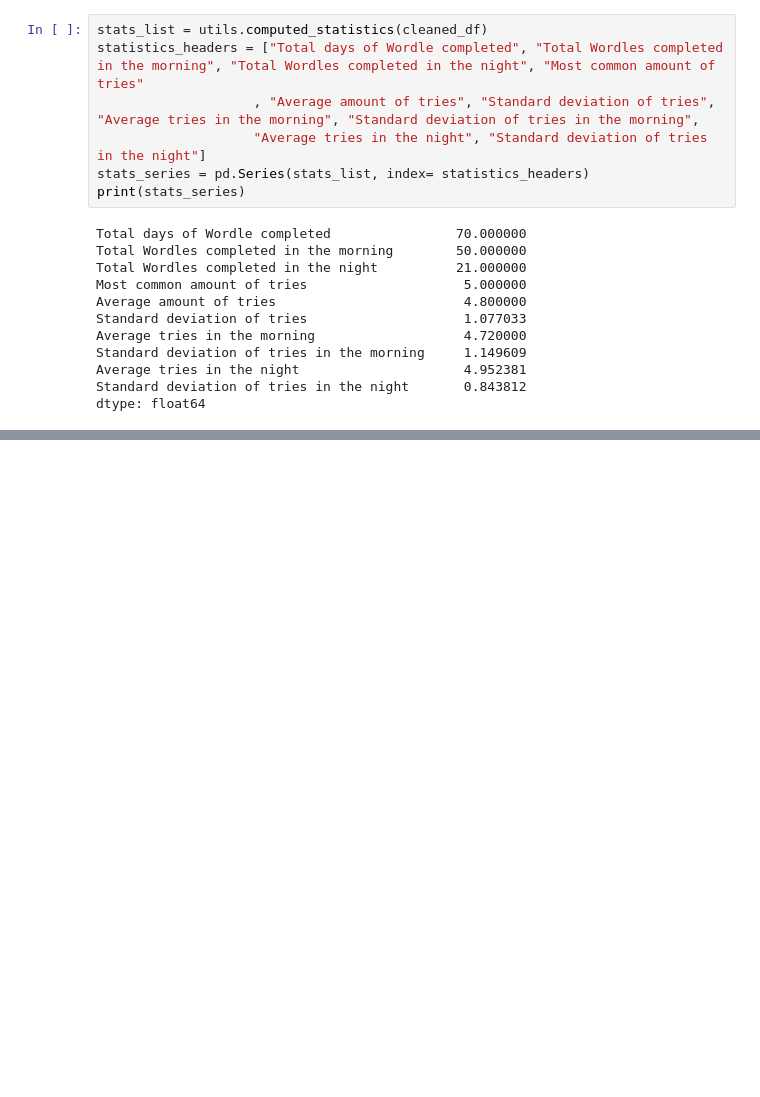
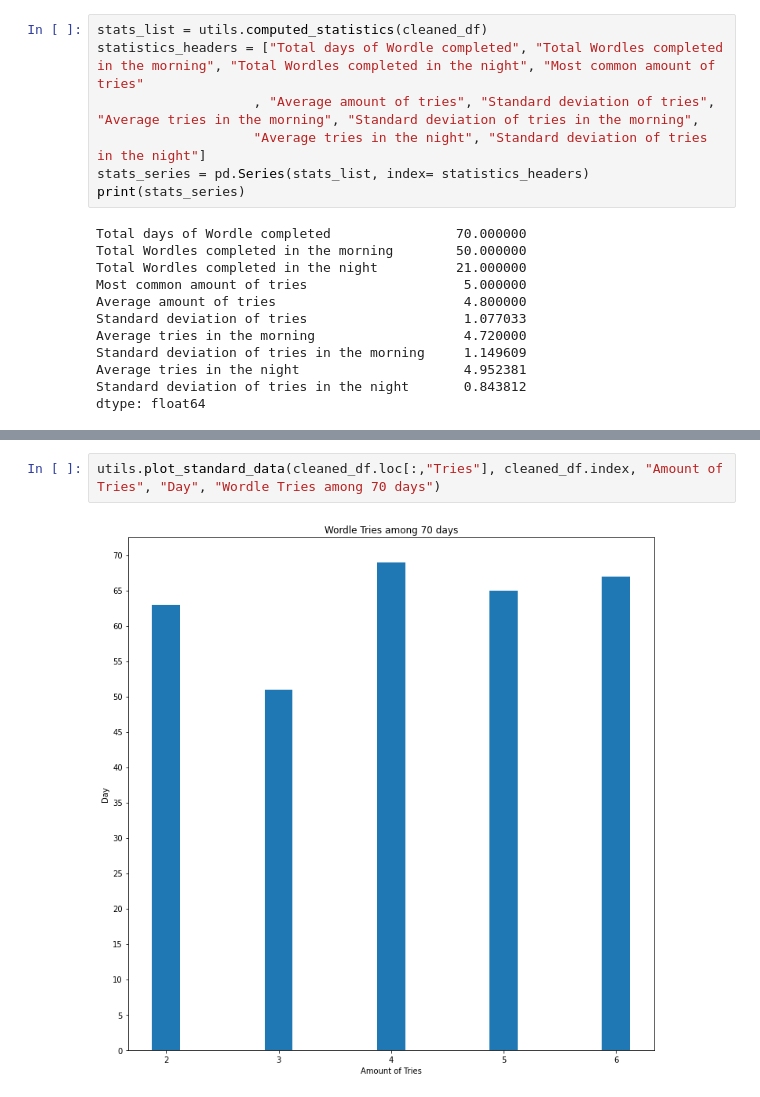
Before and after one commit to Lauren-N/CPSC222-Final-Project, a Jupyter notebook: my_project.ipynb, the cells around one changed output, grey strips where cells are left out. Drawn from its saved outputs; the diff is of its cells as text; blank space fills up the shorter version.

```diff
--- a/my_project.ipynb
+++ b/my_project.ipynb
@@ -137,0 +210,4 @@ Accept H0
+# %%
+utils.plot_standard_data(cleaned_df.loc[:,"Tries"], cleaned_df.index, "Amount of Tries", "Day", "Wordle Tries among 70 days")
+# %% [output]
+[figure, added]
```
Also changed, not shown: parts of 17 cells of this notebook, 4 other files.
